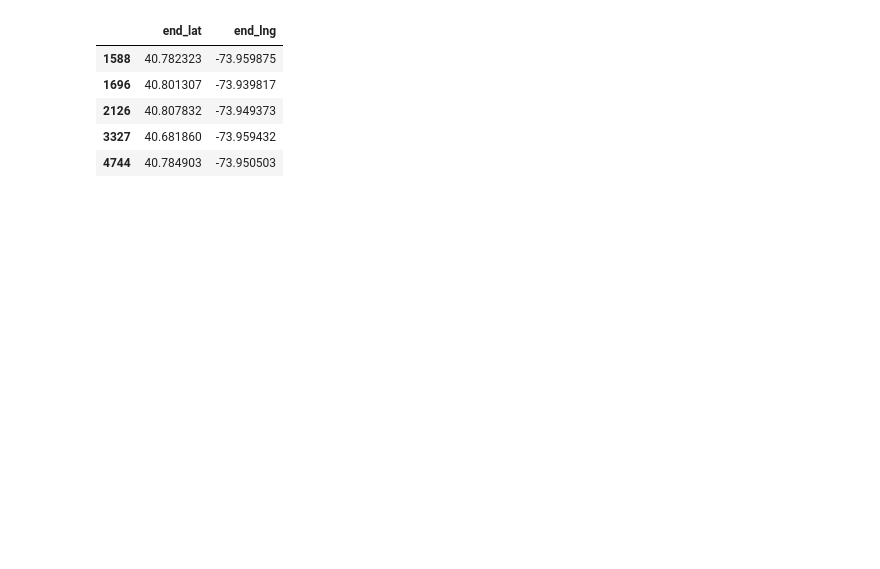
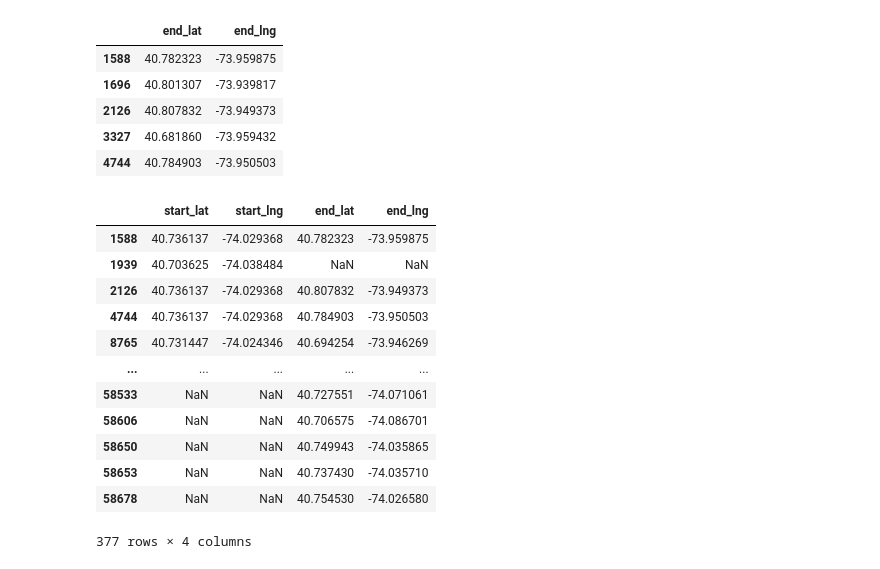
Before and after one commit to fannysigouin/tableau-citibike-challenge, a Jupyter notebook: Tableau Challenge EDA.ipynb, the cells around one changed output. Cells and saved outputs as stored; diff of their text form; code cells hidden in the pictures; blank space fills up the shorter version.

```diff
--- a/Tableau Challenge EDA.ipynb
+++ b/Tableau Challenge EDA.ipynb
@@ -257,4 +257,22 @@ unique_end_lat_lng.head()
 | 2126 | 40.807832 | -73.949373 |
 | 3327 | 40.681860 | -73.959432 |
 | 4744 | 40.784903 | -73.950503 |
+# %%
+#Concatenate DFs on column axis
+unique_lat_lng = pd.concat([unique_start_lat_lng, unique_end_lat_lng], axis = 1)
+unique_lat_lng
+# %% [output]
+|  | start_lat | start_lng | end_lat | end_lng |
+| 1588 | 40.736137 | -74.029368 | 40.782323 | -73.959875 |
+| 1939 | 40.703625 | -74.038484 | NaN | NaN |
+| 2126 | 40.736137 | -74.029368 | 40.807832 | -73.949373 |
+| 4744 | 40.736137 | -74.029368 | 40.784903 | -73.950503 |
+| 8765 | 40.731447 | -74.024346 | 40.694254 | -73.946269 |
+| ... | ... | ... | ... | ... |
+| 58533 | NaN | NaN | 40.727551 | -74.071061 |
+| 58606 | NaN | NaN | 40.706575 | -74.086701 |
+| 58650 | NaN | NaN | 40.749943 | -74.035865 |
+| 58653 | NaN | NaN | 40.737430 | -74.035710 |
+| 58678 | NaN | NaN | 40.754530 | -74.026580 |
+377 rows × 4 columns
 # %%
```
Also changed, not shown: parts of 1 cell of this notebook, 4 other files.
